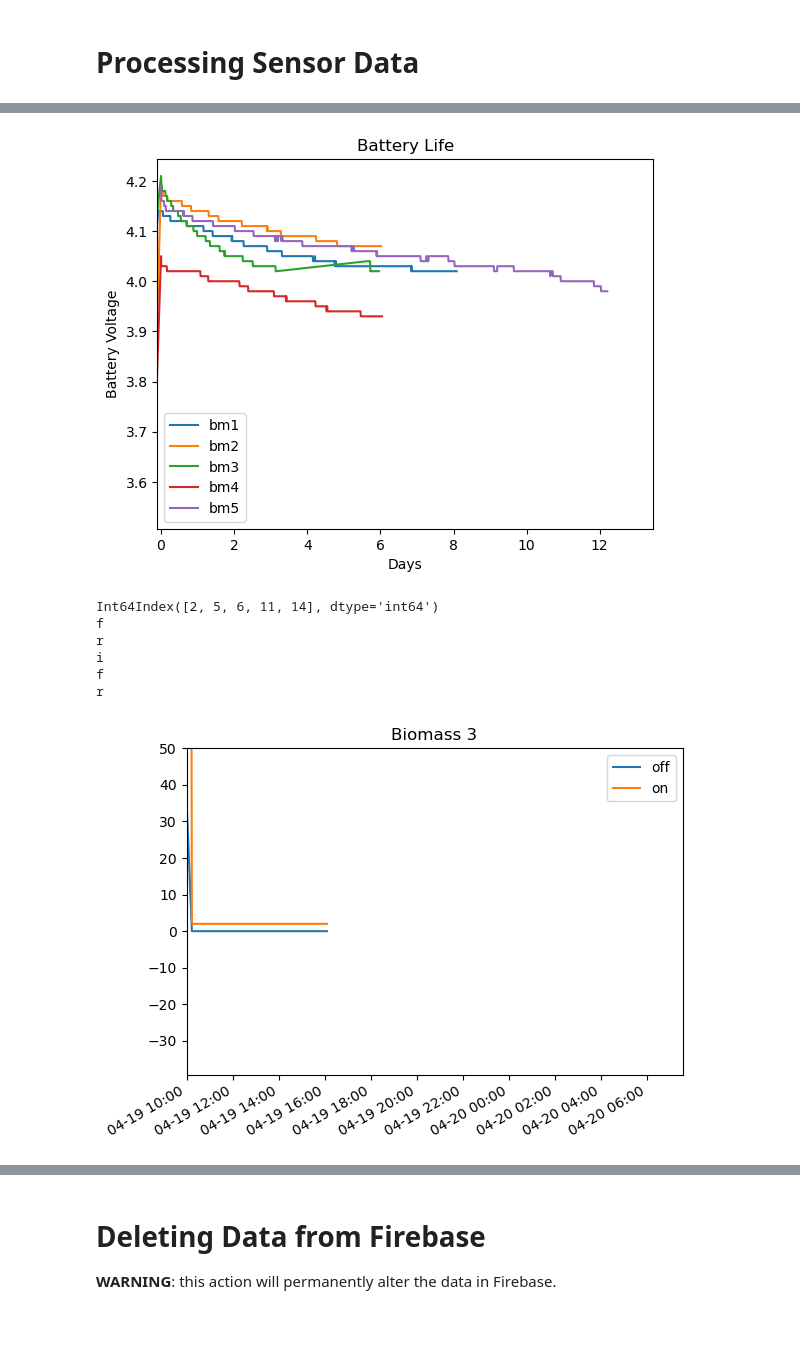
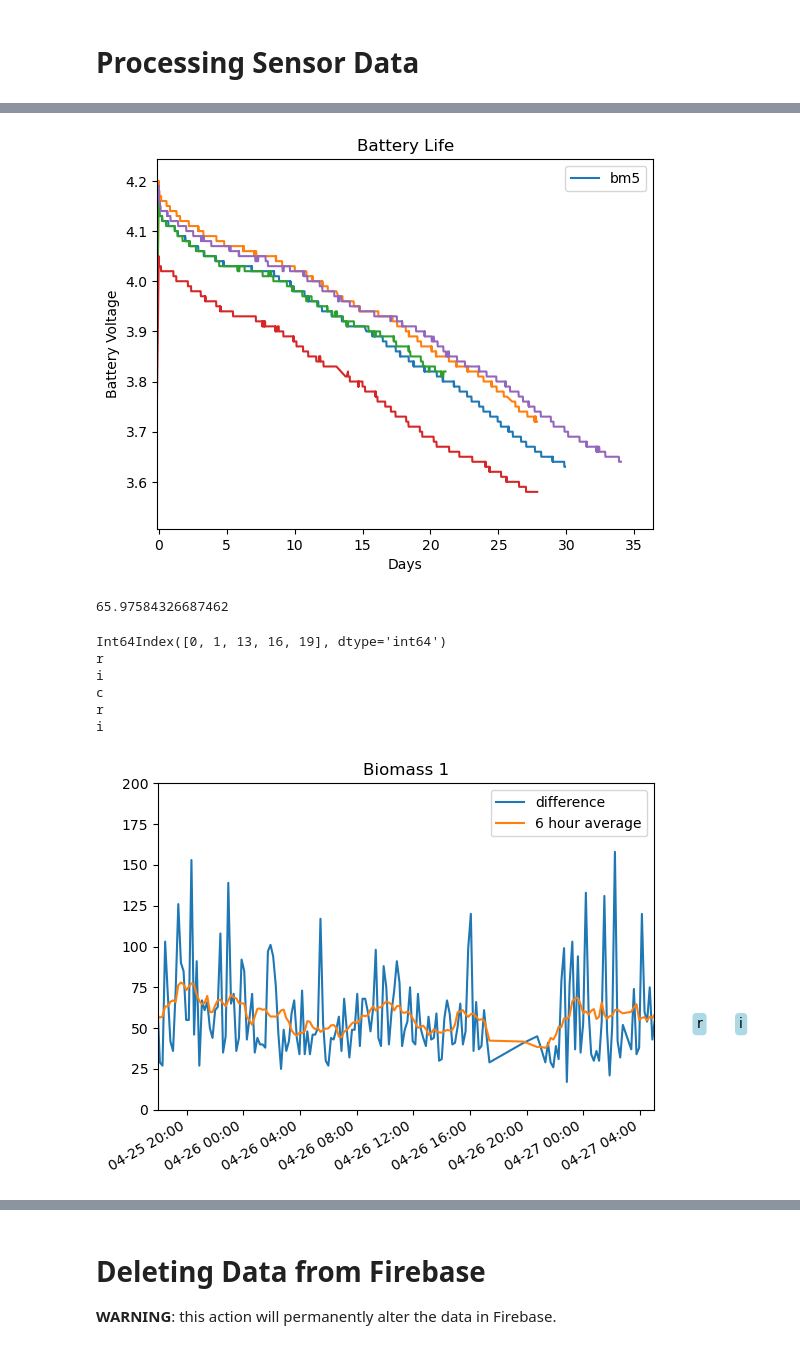
Before and after one commit to wFairmanOlin/Biomass, a Jupyter notebook: data/process_data.ipynb, the cells around one changed output, grey strips where cells are left out. Saved outputs shown, nothing was run; the diff lists cells and outputs as text; code cells hidden in the pictures.

```diff
--- a/data/process_data.ipynb
+++ b/data/process_data.ipynb
@@ -40,10 +41,13 @@ For data analysis, the date time objects should probably be converted into times
 def to_datetime(dates, tz_aware=True):
     dt = []
     for i in dates:
-        if 'T' in i or '-' in i:
-            i = i.replace('T','_')
-            i = i.replace('-','')
-        i_dt = datetime.strptime(i, '%Y%m%d_%H:%M:%S')
+        i = i.replace('T','_')
+        i = i.replace('-','')
+        i = i.replace(' ', '_')
+        try:
+            i_dt = datetime.strptime(i, '%Y%m%d_%H:%M:%S')
+        except:
+            print(i)
         if tz_aware:
             tz = pytz.timezone('US/Eastern')
             i_dt = tz.localize(i_dt)
@@ -108,6 +96,7 @@ class bmass_sensor():
         self.off = np.array([int(data[name]['data'][i][0]) for i in data[name]['data']])
         self.g = np.array([int(data[name]['data'][i][2]) for i in data[name]['data']])
         self.battv = np.array([float(data[name]['status'][i]['batt_v']) for i in data[name]['status']])
+        self.id = int(name[-1])
 
 
 bm1 = bmass_sensor('bmass_1', data)
@@ -161,7 +150,7 @@ bm5_t = mdates.date2num(bm5.s_dt)
 
 bm1_start = bm1_t[1633]
 bm2_start = bm2_t[812]
-bm3_start = bm3_t[723]
+bm3_start = bm3_t[1250]
 bm4_start = bm4_t[755]
 bm5_start = bm5_t[0]
 
@@ -172,7 +161,6 @@ bm3_t = bm3_t - bm3_start
 bm4_t = bm4_t - bm4_start
 bm5_t = bm5_t - bm5_start
 
-t = np.arange(1, len(bm2.battv) + 1) / 6 / 24
 plt.figure()
 plt.plot(bm1_t, bm1.battv)
 plt.plot(bm2_t, bm2.battv)
@@ -183,43 +171,58 @@ plt.xlim(left=-.1)
 plt.title("Battery Life")
 plt.ylabel("Battery Voltage")
 plt.xlabel("Days")
-plt.legend(["bm1", "bm2", "bm3", "bm4", "bm5"], loc='lower left')
+# plt.legend(["bm1", "bm2", "bm3", "bm4", "bm5"], loc='lower left')
+plt.legend(['bm5'])
+# plt.savefig("bm5_battery_life.png")
 plt.show()
 # %% [output]
-[figure, old version]
+[figure, new version]
+# %%
+slope, offset = np.polyfit(bm5_t, bm5.battv, 1)
+
+(3.2 - offset)/slope
+# %% [output]
+65.97584326687462
 # %%
-id = 3
-bmx = bm3
-lower = datetime(2023, 4, 19, hour=10)
+id = 1
+bmx = bm1
+lower = datetime(2023, 4, 25, hour=18)
 lower = pytz.timezone("US/Eastern").localize(lower)
+upper = datetime(2023, 4, 27, hour=5)
+upper = pytz.timezone("US/Eastern").localize(upper)
 #plot
 plt.figure()
-plt.plot(bmx.d_dt, bmx.off)
-plt.plot(bmx.d_dt, bmx.on)
+# plt.plot(bmx.d_dt, moving_average(bmx.off, 20))
+# plt.plot(bmx.d_dt, moving_average(bmx.on, 20))
+# plt.plot(bmx.d_dt, moving_average((bmx.on - bmx.off),1))
+# plt.plot(bmx.d_dt, moving_average((bmx.on - bmx.off),36))
+plt.plot(bmx.d_dt, moving_average((bmx.on - bmx.off),1))
+plt.plot(bmx.d_dt, moving_average((bmx.on - bmx.off),12))
 
-plt.ylim(top=50)
+
+plt.ylim([0, 200])
 plt.title("Biomass " + str(id))
-plt.legend(['off', 'on'])
+plt.legend(['difference', '6 hour average'])
 plt.gcf().autofmt_xdate()
 plt.gca().xaxis.set_major_formatter(date_formatter)
 
 #plot anomalies
 bmx_anomalies = df_anomaly.index[df_anomaly.ID == id]
 print(bmx_anomalies)
 for i in bmx_anomalies:
     print(df_anomaly.Event[i])
     text = str(df_anomaly.Event[i])
     pos = df_anomaly.datetime[i]
     if (pos >= lower):
-        plt.text(pos, 500, text,
+        plt.text(pos, 50, text,
                     bbox=dict(boxstyle="round,pad=0.3", ec='none', fc='lightblue'))
-plt.xlim(left=lower)
+plt.xlim([lower, upper])
 plt.show()
 # %% [output]
-Int64Index([2, 5, 6, 11, 14], dtype='int64')
-f
+Int64Index([0, 1, 13, 16, 19], dtype='int64')
 r
 i
-f
+c
 r
+i
-[figure, old version]
+[figure, new version]
```
Also changed, not shown: parts of 12 cells of this notebook, 3 other files.
